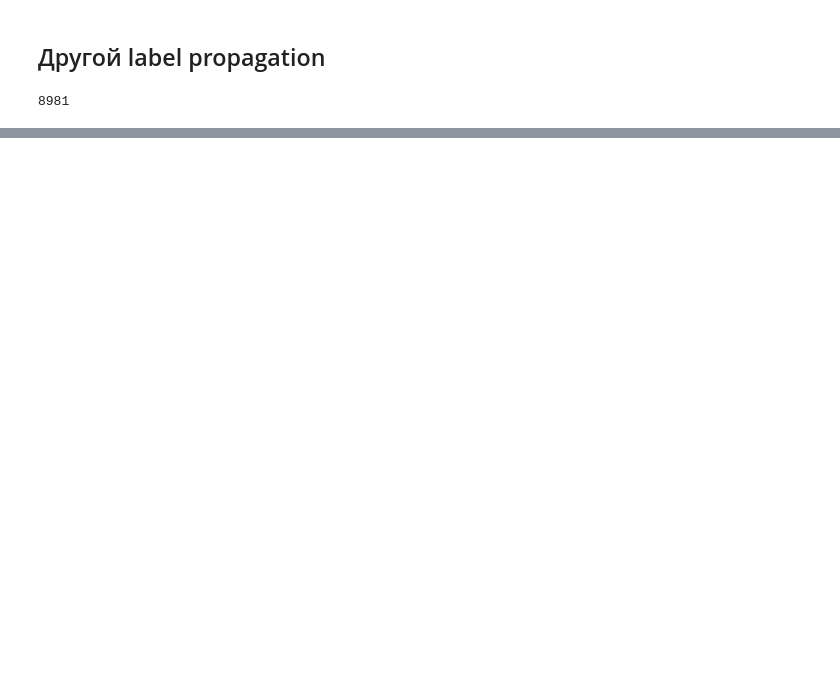
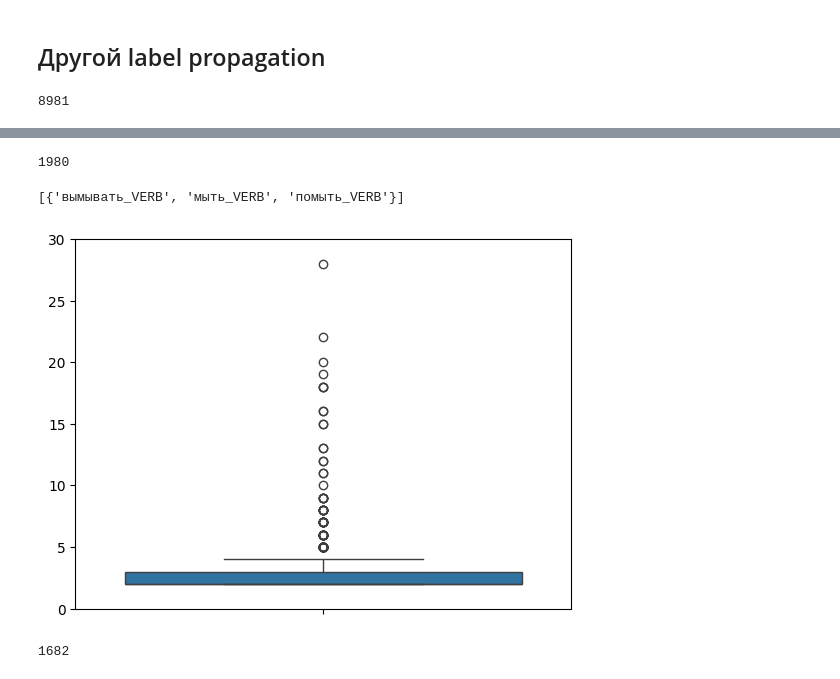
Before and after one commit to rijksly/w2v-graph-clustering, a Jupyter notebook: w2v_graph.ipynb, the cells around one changed output, grey strips where cells are left out. Saved outputs shown, nothing was run; the diff lists cells and outputs as text; code cells hidden in the pictures; blank space fills up the shorter version.

```diff
--- a/w2v_graph.ipynb
+++ b/w2v_graph.ipynb
@@ -206,0 +331,17 @@ model.most_similar('тяжелый_ADJ')
+# %%
+louvain_w = nx.algorithms.community.louvain_communities(w2v_graph_w_verbs, weight='weight', resolution=0.00000000001)
+len(louvain_w)
+# %% [output]
+1980
+# %%
+get_cluster(louvain_w, 'мыть_VERB')
+# %% [output]
+[{'вымывать_VERB', 'мыть_VERB', 'помыть_VERB'}]
+# %%
+f = np.array([len(i) for i in louvain_w])
+plt.figure()
+sns.boxplot(f)
+plt.ylim(0, 30)
+plt.show()
+# %% [output]
+[figure, added]
@@ -206,0 +356,5 @@ model.most_similar('тяжелый_ADJ')
+# %%
+louvain_w_2 = nx.algorithms.community.louvain_communities(w2v_graph_w_verbs_2, weight='weight', resolution=100)
+len(louvain_w_2)
+# %% [output]
+1682
```
Also changed, not shown: parts of 48 cells of this notebook.
